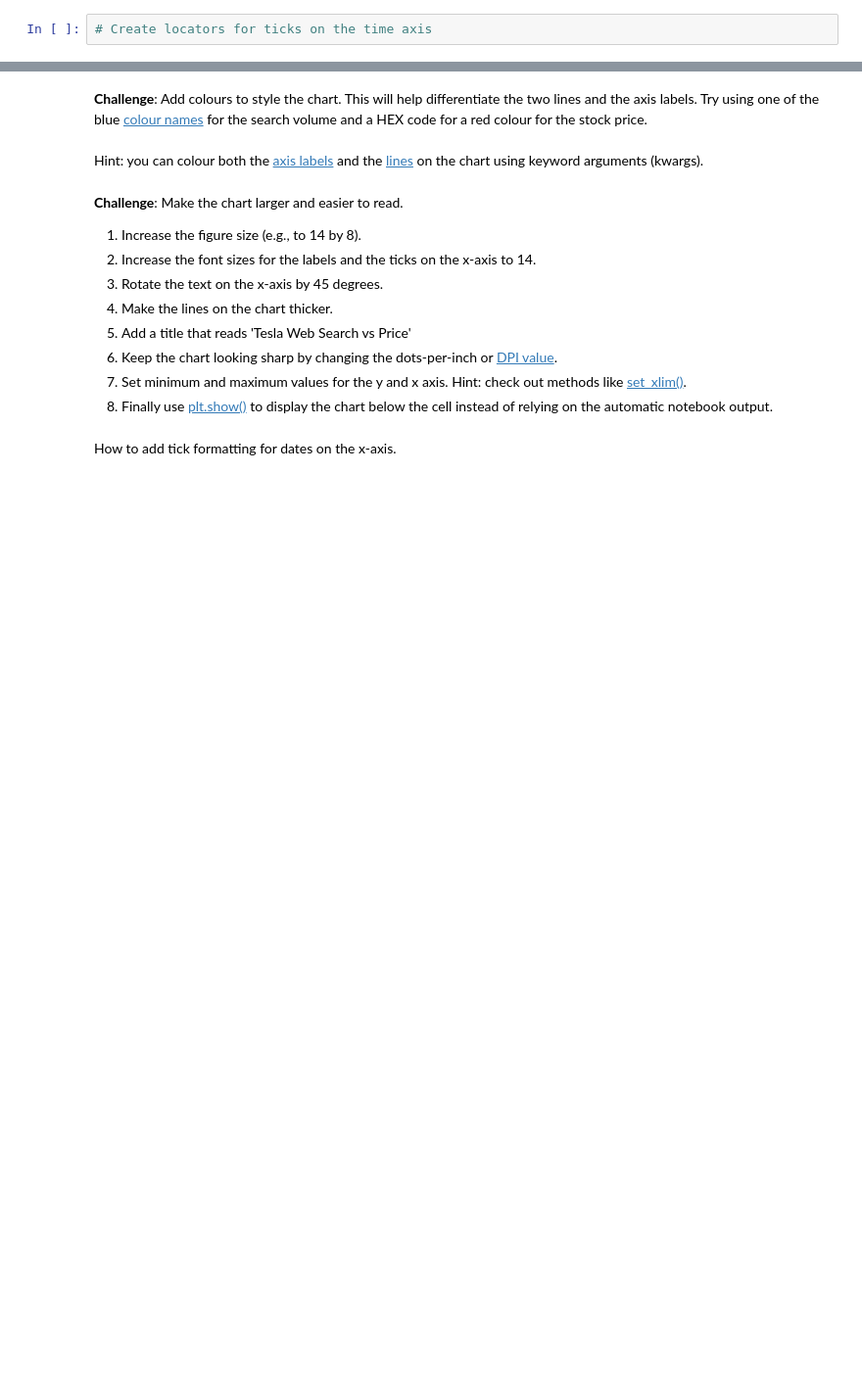
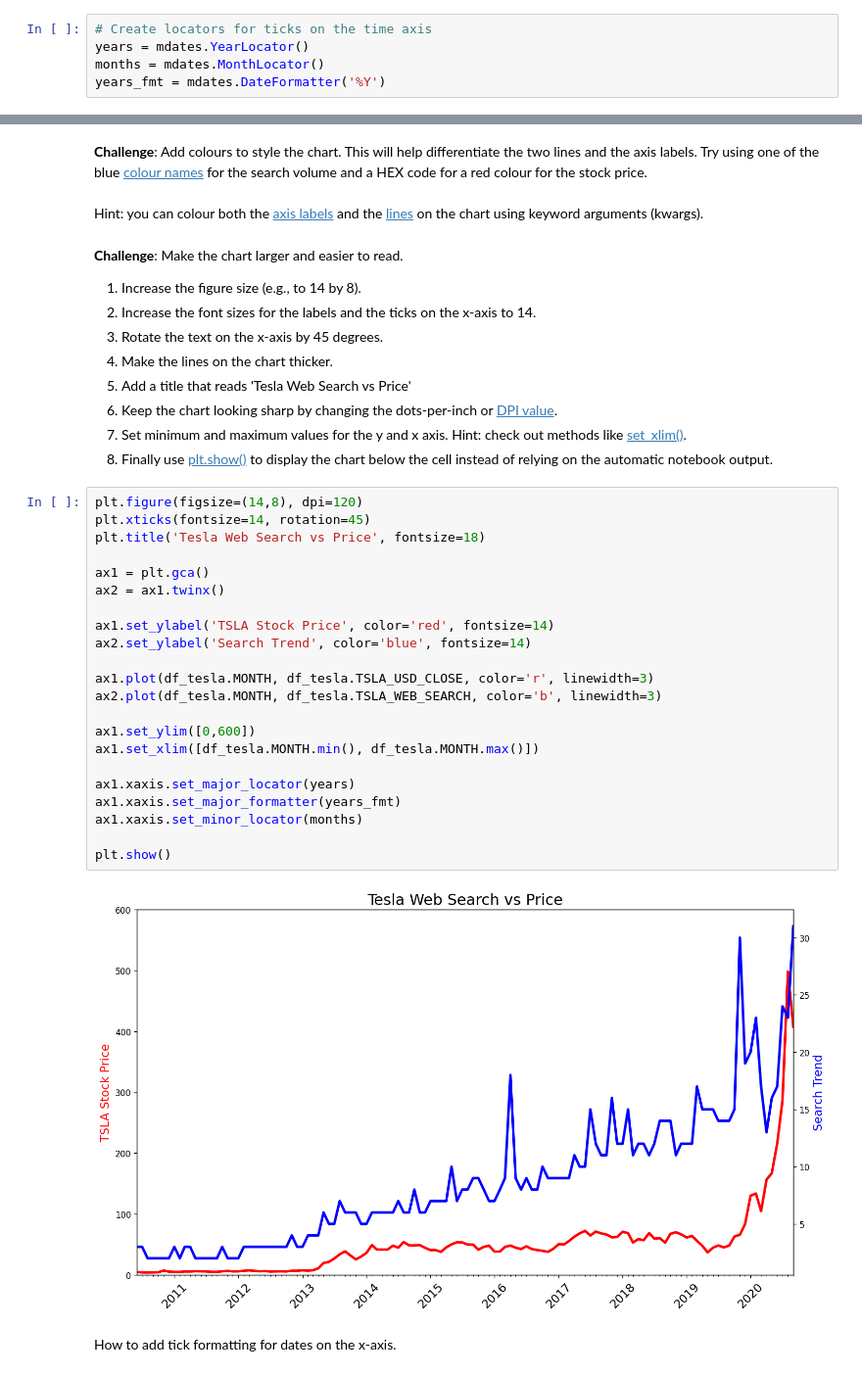
Before and after one commit to GudiedRyan/day_60, a Jupyter notebook: Google Trends and Data Visualisation.ipynb, the cells around one changed output, grey strips where cells are left out. Shown: that part at 98% size. Drawn from its saved outputs; the diff is of its cells as text; blank space fills up the shorter version.

```diff
--- a/Google Trends and Data Visualisation.ipynb
+++ b/Google Trends and Data Visualisation.ipynb
@@ -121,5 +207,8 @@ Number of missing values:
 ### Notebook Formatting & Style Helpers
 # %%
 # Create locators for ticks on the time axis
+years = mdates.YearLocator()
+months = mdates.MonthLocator()
+years_fmt = mdates.DateFormatter('%Y')
 # %%
 # Register date converters to avoid warning messages
@@ -142,5 +245,29 @@ Hint: you can colour both the [axis labels](https://matplotlib.org/3.3.2/api/tex
 6. Keep the chart looking sharp by changing the dots-per-inch or [DPI value](https://matplotlib.org/3.1.1/api/_as_gen/matplotlib.pyplot.figure.html).
 7. Set minimum and maximum values for the y and x axis. Hint: check out methods like [set_xlim()](https://matplotlib.org/3.1.1/api/_as_gen/matplotlib.axes.Axes.set_xlim.html).
 8. Finally use [plt.show()](https://matplotlib.org/3.2.1/api/_as_gen/matplotlib.pyplot.show.html) to display the chart below the cell instead of relying on the automatic notebook output.
+# %%
+plt.figure(figsize=(14,8), dpi=120)
+plt.xticks(fontsize=14, rotation=45)
+plt.title('Tesla Web Search vs Price', fontsize=18)
+
+ax1 = plt.gca()
+ax2 = ax1.twinx()
+
+ax1.set_ylabel('TSLA Stock Price', color='red', fontsize=14)
+ax2.set_ylabel('Search Trend', color='blue', fontsize=14)
+
+ax1.plot(df_tesla.MONTH, df_tesla.TSLA_USD_CLOSE, color='r', linewidth=3)
+ax2.plot(df_tesla.MONTH, df_tesla.TSLA_WEB_SEARCH, color='b', linewidth=3)
+
+ax1.set_ylim([0,600])
+ax1.set_xlim([df_tesla.MONTH.min(), df_tesla.MONTH.max()])
+
+ax1.xaxis.set_major_locator(years)
+ax1.xaxis.set_major_formatter(years_fmt)
+ax1.xaxis.set_minor_locator(months)
+
+plt.show()
+# %% [output]
+[figure, added]
 # %% [markdown]
 How to add tick formatting for dates on the x-axis.
```
Also changed, not shown: parts of 27 cells of this notebook, 1 other file.
